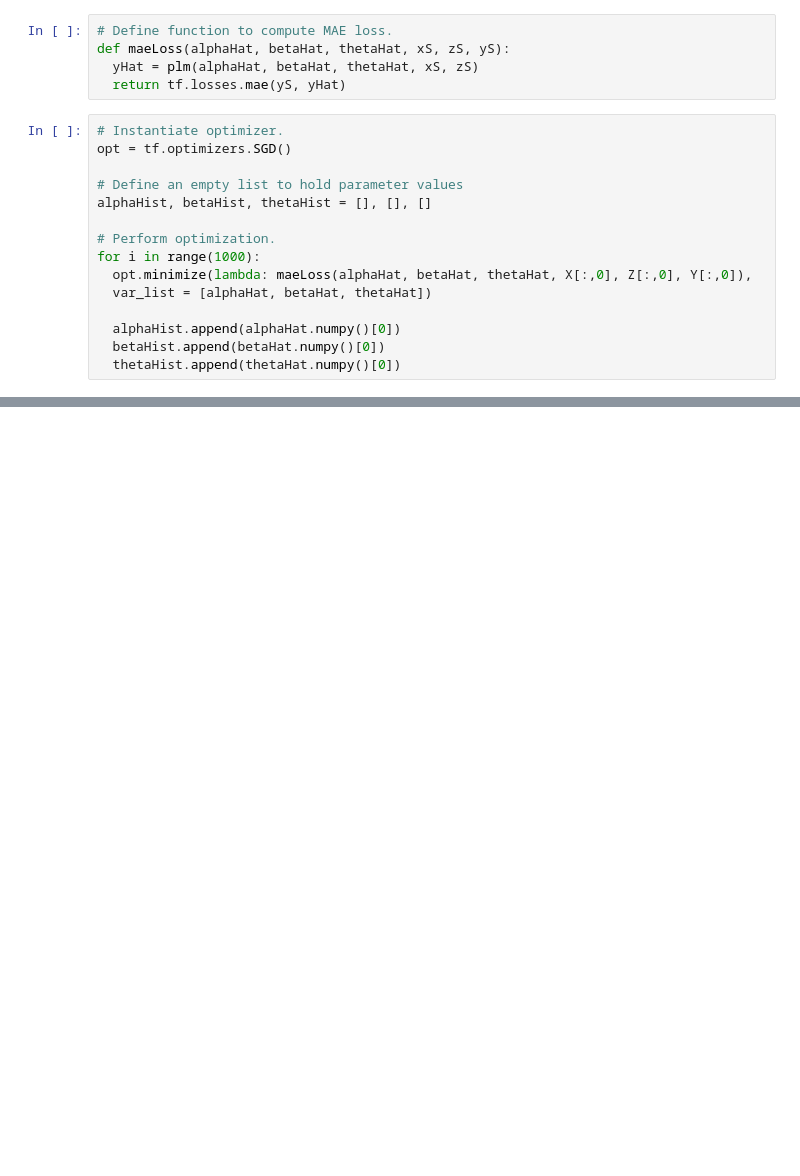
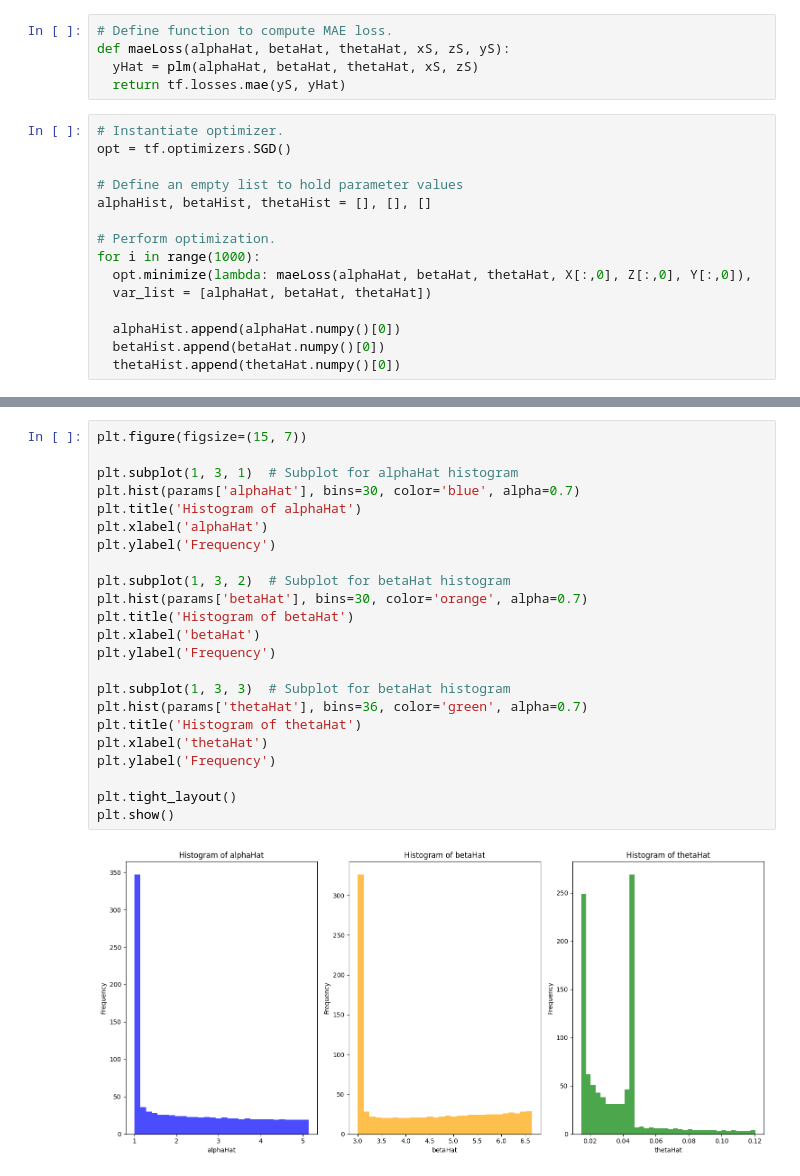
Before and after one commit to alvarohernandezalt/TF_Hull_Econ, a Jupyter notebook: HUL_03/C3_Regression.ipynb, the cells around one changed output, grey strips where cells are left out. Drawn from its saved outputs; the diff is of its cells as text; blank space fills up the shorter version.

```diff
--- a/HUL_03/C3_Regression.ipynb
+++ b/HUL_03/C3_Regression.ipynb
@@ -352,0 +372,25 @@ plt.show()
+# %%
+plt.figure(figsize=(15, 7))
+
+plt.subplot(1, 3, 1)  # Subplot for alphaHat histogram
+plt.hist(params['alphaHat'], bins=30, color='blue', alpha=0.7)
+plt.title('Histogram of alphaHat')
+plt.xlabel('alphaHat')
+plt.ylabel('Frequency')
+
+plt.subplot(1, 3, 2)  # Subplot for betaHat histogram
+plt.hist(params['betaHat'], bins=30, color='orange', alpha=0.7)
+plt.title('Histogram of betaHat')
+plt.xlabel('betaHat')
+plt.ylabel('Frequency')
+
+plt.subplot(1, 3, 3)  # Subplot for betaHat histogram
+plt.hist(params['thetaHat'], bins=36, color='green', alpha=0.7)
+plt.title('Histogram of thetaHat')
+plt.xlabel('thetaHat')
+plt.ylabel('Frequency')
+
+plt.tight_layout()
+plt.show()
+# %% [output]
+[figure, added]
```
Also changed, not shown: parts of 13 cells of this notebook.
